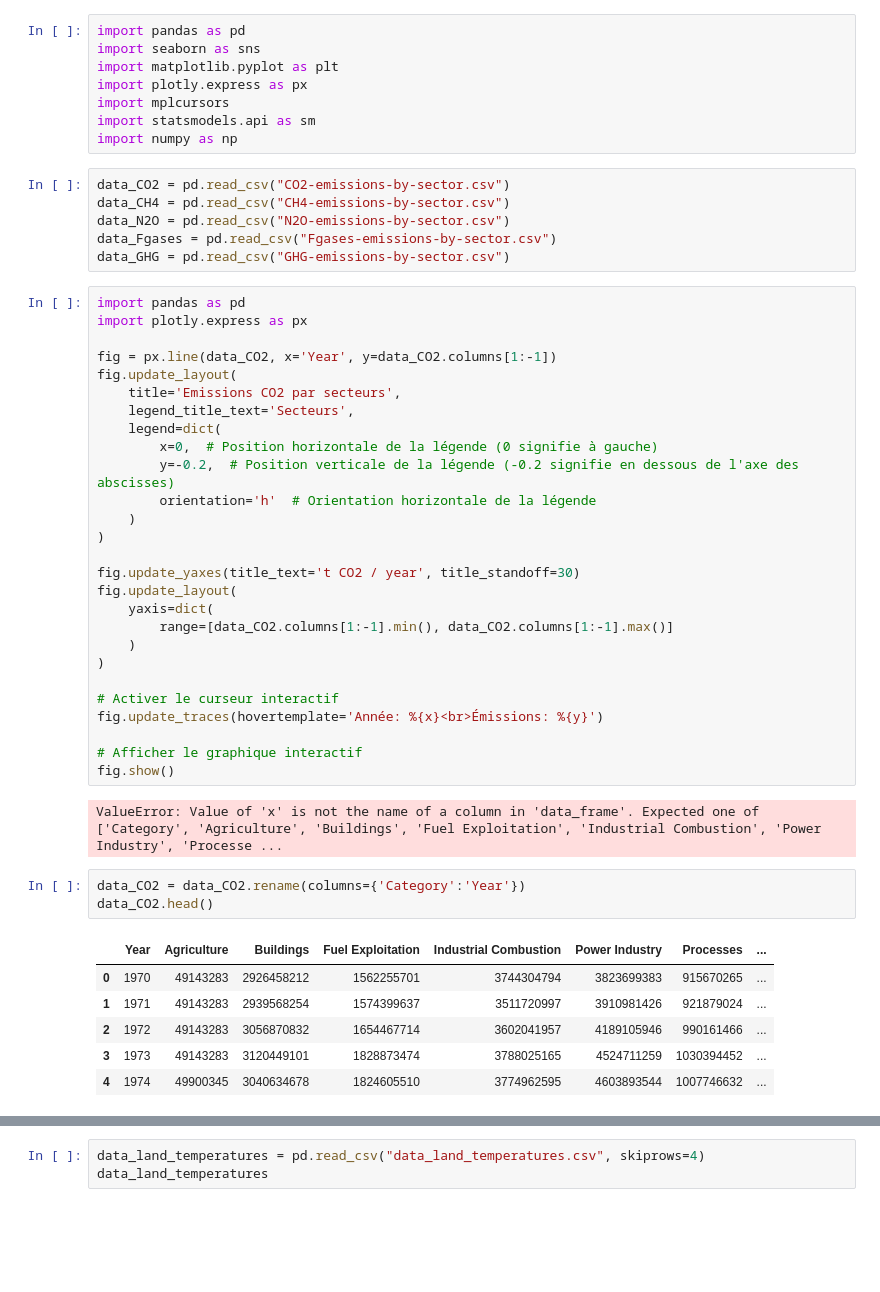
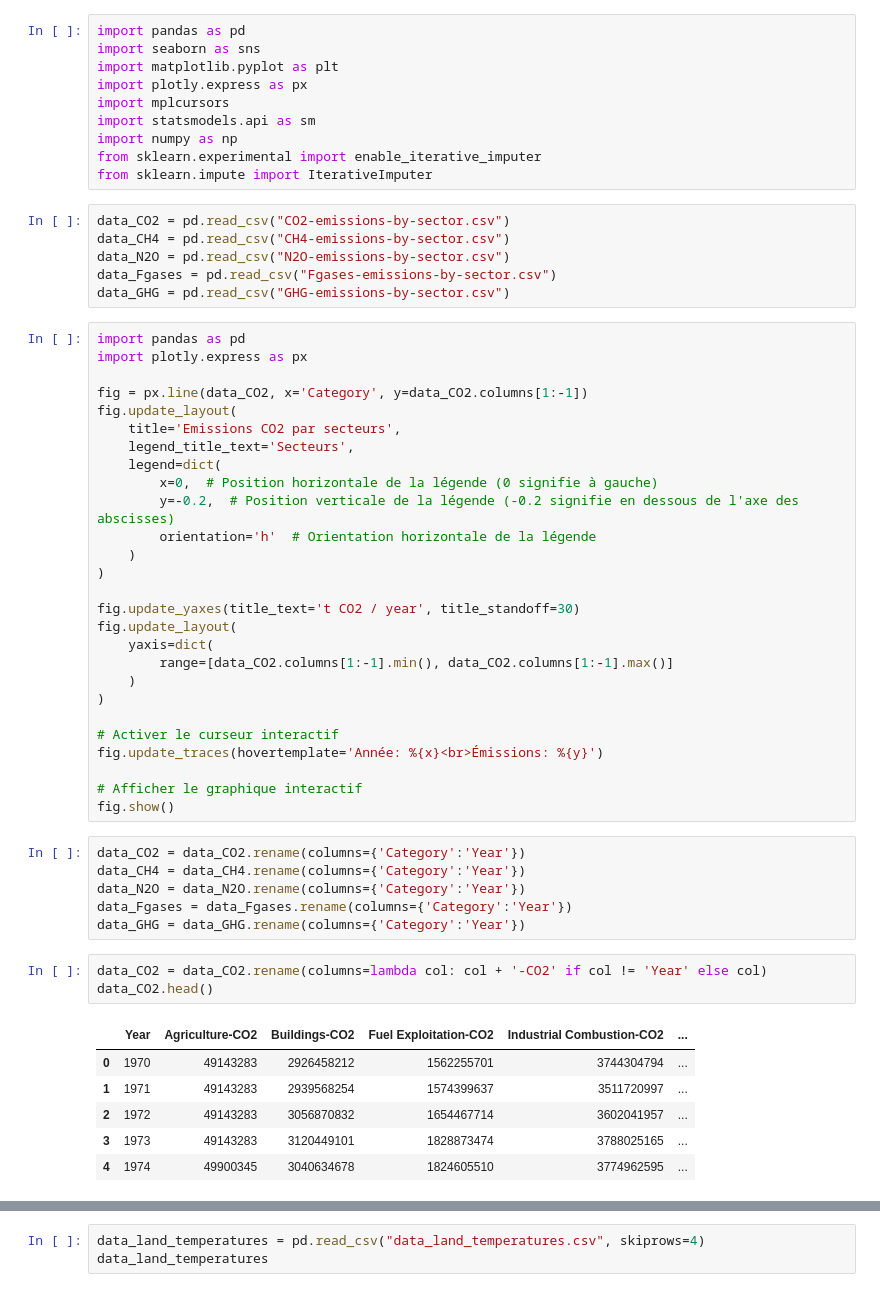
Before and after one commit to rodrigju/TimeSeries_ML, a Jupyter notebook: ML_projet.ipynb, the cells around one changed output, grey strips where cells are left out. Saved outputs shown, nothing was run; the diff lists cells and outputs as text; blank space fills up the shorter version.

```diff
--- a/ML_projet.ipynb
+++ b/ML_projet.ipynb
@@ -6,6 +6,8 @@ import plotly.express as px
 import mplcursors
 import statsmodels.api as sm
 import numpy as np
+from sklearn.experimental import enable_iterative_imputer
+from sklearn.impute import IterativeImputer
 # %%
 data_CO2 = pd.read_csv("CO2-emissions-by-sector.csv")
 data_CH4 = pd.read_csv("CH4-emissions-by-sector.csv")
@@ -16,7 +18,7 @@ data_GHG = pd.read_csv("GHG-emissions-by-sector.csv")
 import pandas as pd
 import plotly.express as px
 
-fig = px.line(data_CO2, x='Year', y=data_CO2.columns[1:-1])
+fig = px.line(data_CO2, x='Category', y=data_CO2.columns[1:-1])
 fig.update_layout(
     title='Emissions CO2 par secteurs',
     legend_title_text='Secteurs',
@@ -39,15 +41,19 @@ fig.update_traces(hovertemplate='Année: %{x}<br>Émissions: %{y}')
 
 # Afficher le graphique interactif
 fig.show()
-# %% [output]
-ValueError: Value of 'x' is not the name of a column in 'data_frame'. Expected one of ['Category', 'Agriculture', 'Buildings', 'Fuel Exploitation', 'Industrial Combustion', 'Power Industry', 'Processe ...
+# %%
+data_CO2 = data_CO2.rename(columns={'Category':'Year'})
+data_CH4 = data_CH4.rename(columns={'Category':'Year'})
+data_N2O = data_N2O.rename(columns={'Category':'Year'})
+data_Fgases = data_Fgases.rename(columns={'Category':'Year'})
+data_GHG = data_GHG.rename(columns={'Category':'Year'})
 # %%
-data_CO2 = data_CO2.rename(columns={'Category':'Year'})
+data_CO2 = data_CO2.rename(columns=lambda col: col + '-CO2' if col != 'Year' else col)
 data_CO2.head()
 # %% [output]
-|  | Year | Agriculture | Buildings | Fuel Exploitation | Industrial Combustion | Power Industry | Processes | ... |
-| 0 | 1970 | 49143283 | 2926458212 | 1562255701 | 3744304794 | 3823699383 | 915670265 | ... |
-| 1 | 1971 | 49143283 | 2939568254 | 1574399637 | 3511720997 | 3910981426 | 921879024 | ... |
-| 2 | 1972 | 49143283 | 3056870832 | 1654467714 | 3602041957 | 4189105946 | 990161466 | ... |
-| 3 | 1973 | 49143283 | 3120449101 | 1828873474 | 3788025165 | 4524711259 | 1030394452 | ... |
-| 4 | 1974 | 49900345 | 3040634678 | 1824605510 | 3774962595 | 4603893544 | 1007746632 | ... |
+|  | Year | Agriculture-CO2 | Buildings-CO2 | Fuel Exploitation-CO2 | Industrial Combustion-CO2 | ... |
+| 0 | 1970 | 49143283 | 2926458212 | 1562255701 | 3744304794 | ... |
+| 1 | 1971 | 49143283 | 2939568254 | 1574399637 | 3511720997 | ... |
+| 2 | 1972 | 49143283 | 3056870832 | 1654467714 | 3602041957 | ... |
+| 3 | 1973 | 49143283 | 3120449101 | 1828873474 | 3788025165 | ... |
+| 4 | 1974 | 49900345 | 3040634678 | 1824605510 | 3774962595 | ... |
```
Also changed, not shown: parts of 45 cells of this notebook.
